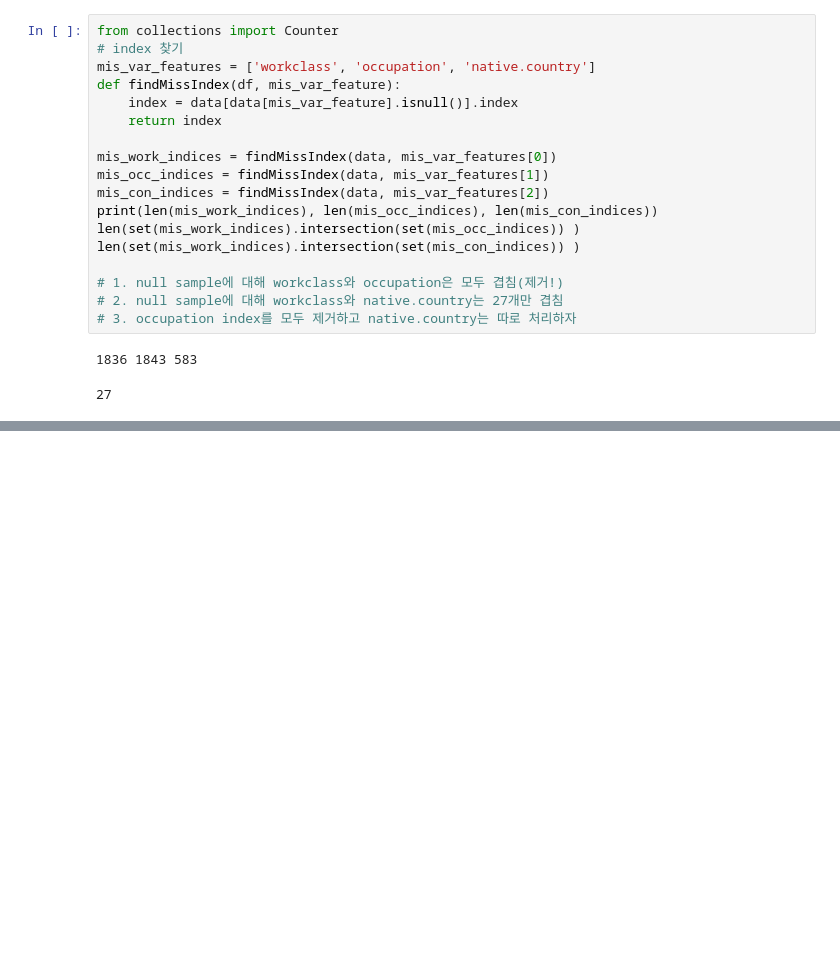
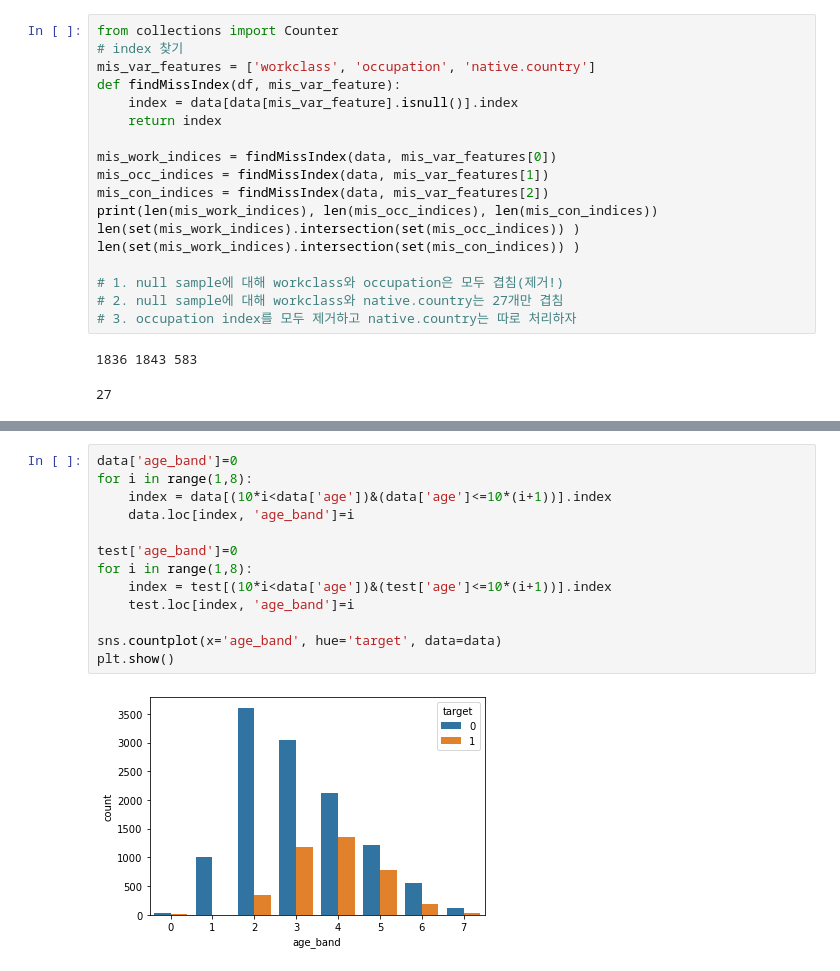
Before and after one commit to SM-Jang/kaggle, a Jupyter notebook: dacon/income/day3.ipynb, the cells around one changed output, grey strips where cells are left out. Saved outputs shown, nothing was run; the diff lists cells and outputs as text; blank space fills up the shorter version.

```diff
--- a/dacon/income/day3.ipynb
+++ b/dacon/income/day3.ipynb
@@ -117,0 +136,15 @@ print(f'{categorical_features} are encoded')
+# %%
+data['age_band']=0
+for i in range(1,8):
+    index = data[(10*i<data['age'])&(data['age']<=10*(i+1))].index
+    data.loc[index, 'age_band']=i
+
+test['age_band']=0
+for i in range(1,8):
+    index = test[(10*i<data['age'])&(test['age']<=10*(i+1))].index
+    test.loc[index, 'age_band']=i
+
+sns.countplot(x='age_band', hue='target', data=data)
+plt.show()
+# %% [output]
+[figure, added]
```
Also changed, not shown: parts of 37 cells of this notebook, 1 other file.
